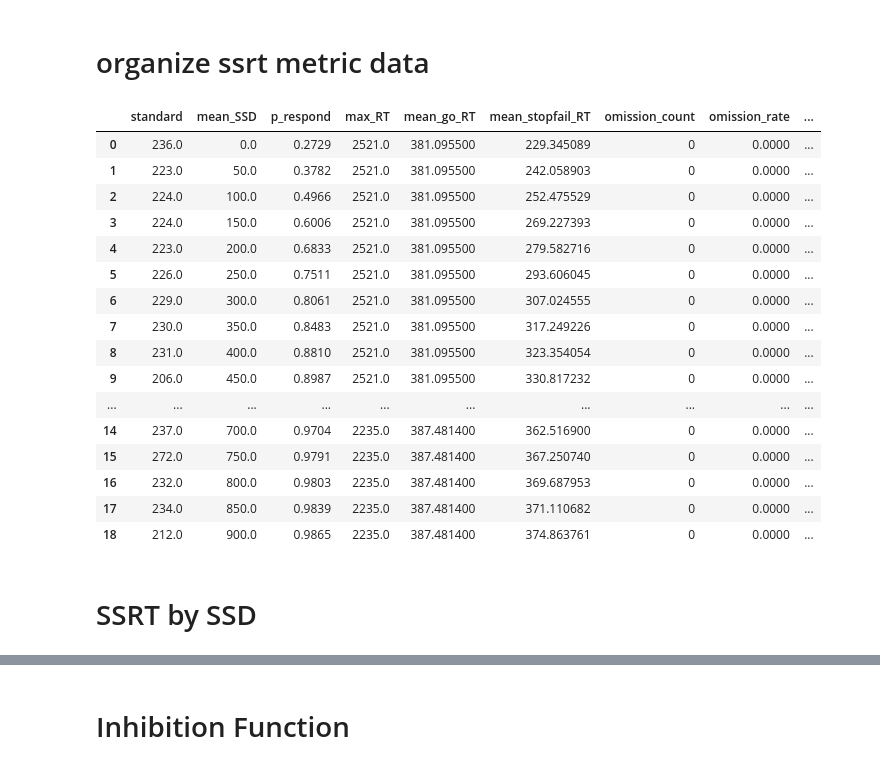
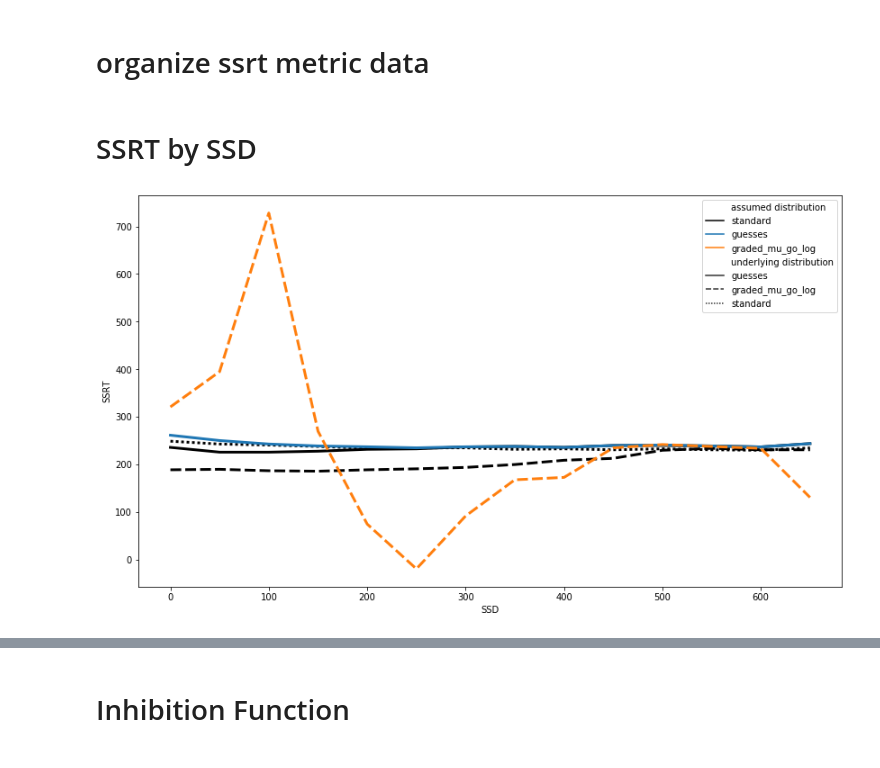
Before and after one commit to henrymj/ABCD_simulations, a Jupyter notebook: generate_results.ipynb, the cells around one changed output, grey strips where cells are left out. Saved outputs shown, nothing was run; the diff lists cells and outputs as text; code cells hidden in the pictures.

```diff
--- a/generate_results.ipynb
+++ b/generate_results.ipynb
@@ -65,33 +85,15 @@ for file in [i for i in glob('ssrt_metrics/*.csv') if 'linear' not in i]:
     full_metric_df = pd.concat([full_metric_df, data], 0)
 #     curr_series = data.loc[:,['mean_SSD', 'p_respond']].set_index('mean_SSD').add_prefix(title+'_')
 #     p_respond_df = pd.concat([p_respond_df, curr_series], 1)
-# %%
-full_metric_df
-# %% [output]
-|  | standard | mean_SSD | p_respond | max_RT | mean_go_RT | mean_stopfail_RT | omission_count | omission_rate | ... |
-| 0 | 236.0 | 0.0 | 0.2729 | 2521.0 | 381.095500 | 229.345089 | 0 | 0.0000 | ... |
-| 1 | 223.0 | 50.0 | 0.3782 | 2521.0 | 381.095500 | 242.058903 | 0 | 0.0000 | ... |
-| 2 | 224.0 | 100.0 | 0.4966 | 2521.0 | 381.095500 | 252.475529 | 0 | 0.0000 | ... |
-| 3 | 224.0 | 150.0 | 0.6006 | 2521.0 | 381.095500 | 269.227393 | 0 | 0.0000 | ... |
-| 4 | 223.0 | 200.0 | 0.6833 | 2521.0 | 381.095500 | 279.582716 | 0 | 0.0000 | ... |
-| 5 | 226.0 | 250.0 | 0.7511 | 2521.0 | 381.095500 | 293.606045 | 0 | 0.0000 | ... |
-| 6 | 229.0 | 300.0 | 0.8061 | 2521.0 | 381.095500 | 307.024555 | 0 | 0.0000 | ... |
-| 7 | 230.0 | 350.0 | 0.8483 | 2521.0 | 381.095500 | 317.249226 | 0 | 0.0000 | ... |
-| 8 | 231.0 | 400.0 | 0.8810 | 2521.0 | 381.095500 | 323.354054 | 0 | 0.0000 | ... |
-| 9 | 206.0 | 450.0 | 0.8987 | 2521.0 | 381.095500 | 330.817232 | 0 | 0.0000 | ... |
-| ... | ... | ... | ... | ... | ... | ... | ... | ... | ... |
-| 14 | 237.0 | 700.0 | 0.9704 | 2235.0 | 387.481400 | 362.516900 | 0 | 0.0000 | ... |
-| 15 | 272.0 | 750.0 | 0.9791 | 2235.0 | 387.481400 | 367.250740 | 0 | 0.0000 | ... |
-| 16 | 232.0 | 800.0 | 0.9803 | 2235.0 | 387.481400 | 369.687953 | 0 | 0.0000 | ... |
-| 17 | 234.0 | 850.0 | 0.9839 | 2235.0 | 387.481400 | 371.110682 | 0 | 0.0000 | ... |
-| 18 | 212.0 | 900.0 | 0.9865 | 2235.0 | 387.481400 | 374.863761 | 0 | 0.0000 | ... |
 # %% [markdown]
 # SSRT by SSD
 # %%
-# fig,ax = plt.subplots(1,1, figsize=(14, 8))
-# keep_idx = ((full_melt['assumed distribution'] == 'standard') | (full_melt['assumed distribution'] == full_melt['underlying distribution'])) & (full_melt['SSD'] <= 650)
-# _ = sns.lineplot(x='SSD', y='SSRT', hue='assumed distribution', style='underlying distribution', data=full_melt[keep_idx], palette=['k', '#1f77b4', '#ff7f0e'], linewidth=3)
-# plt.savefig('figures/SSRT_by_SSD_supplement.pdf')
+fig,ax = plt.subplots(1,1, figsize=(14, 8))
+keep_idx = ((full_melt['assumed distribution'] == 'standard') | (full_melt['assumed distribution'] == full_melt['underlying distribution'])) & (full_melt['SSD'] <= 650)
+_ = sns.lineplot(x='SSD', y='SSRT', hue='assumed distribution', style='underlying distribution', data=full_melt[keep_idx], palette=['k', '#1f77b4', '#ff7f0e'], linewidth=3)
+plt.savefig('figures/SSRT_by_SSD_supplement.pdf')
+# %% [output]
+[figure, added]
 # %%
 fig,ax = plt.subplots(1,1, figsize=(14, 8))
 _ = sns.lineplot(x='SSD', y='SSRT', color='k', style='underlying distribution', data=full_melt[(full_melt['assumed distribution'] == 'standard') & (full_melt['SSD'] <= 650)], linewidth=3)
```
Also changed, not shown: parts of 13 cells of this notebook, 7 other files.
